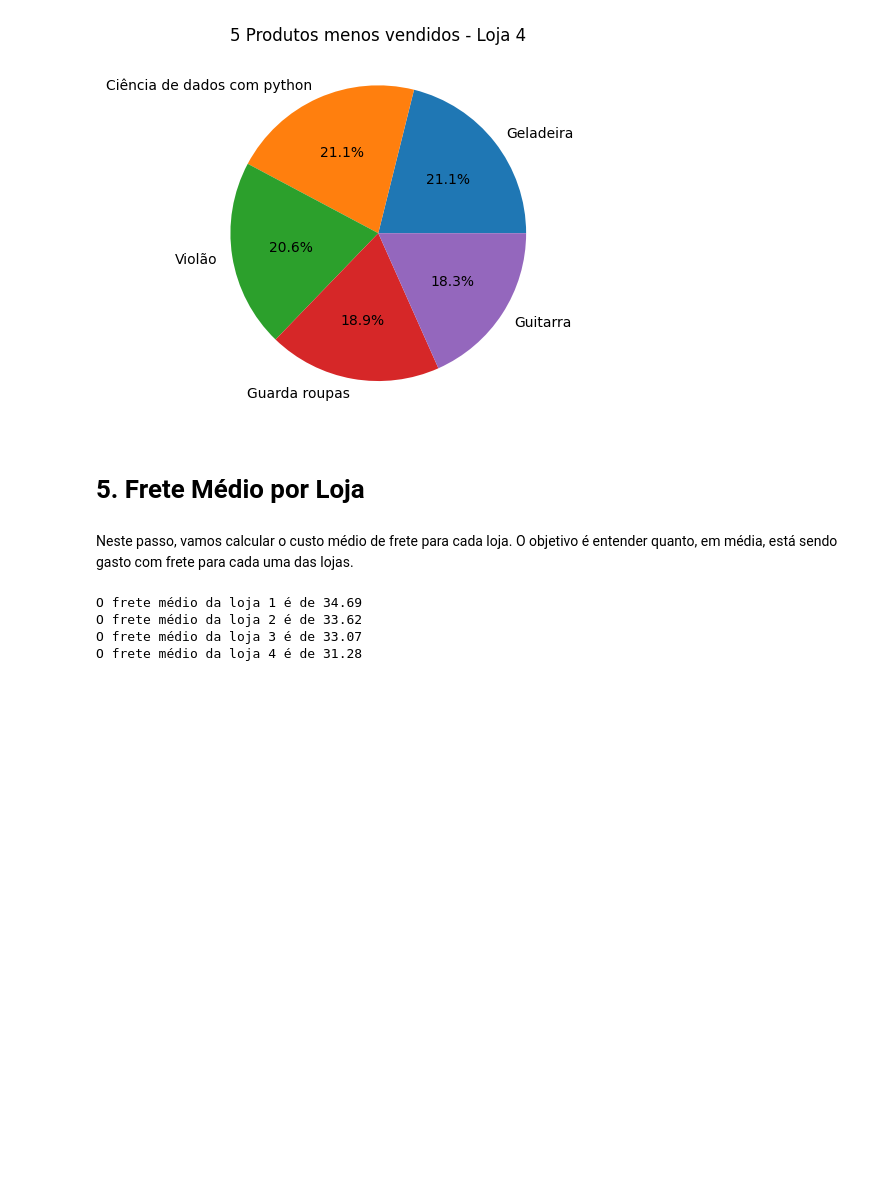
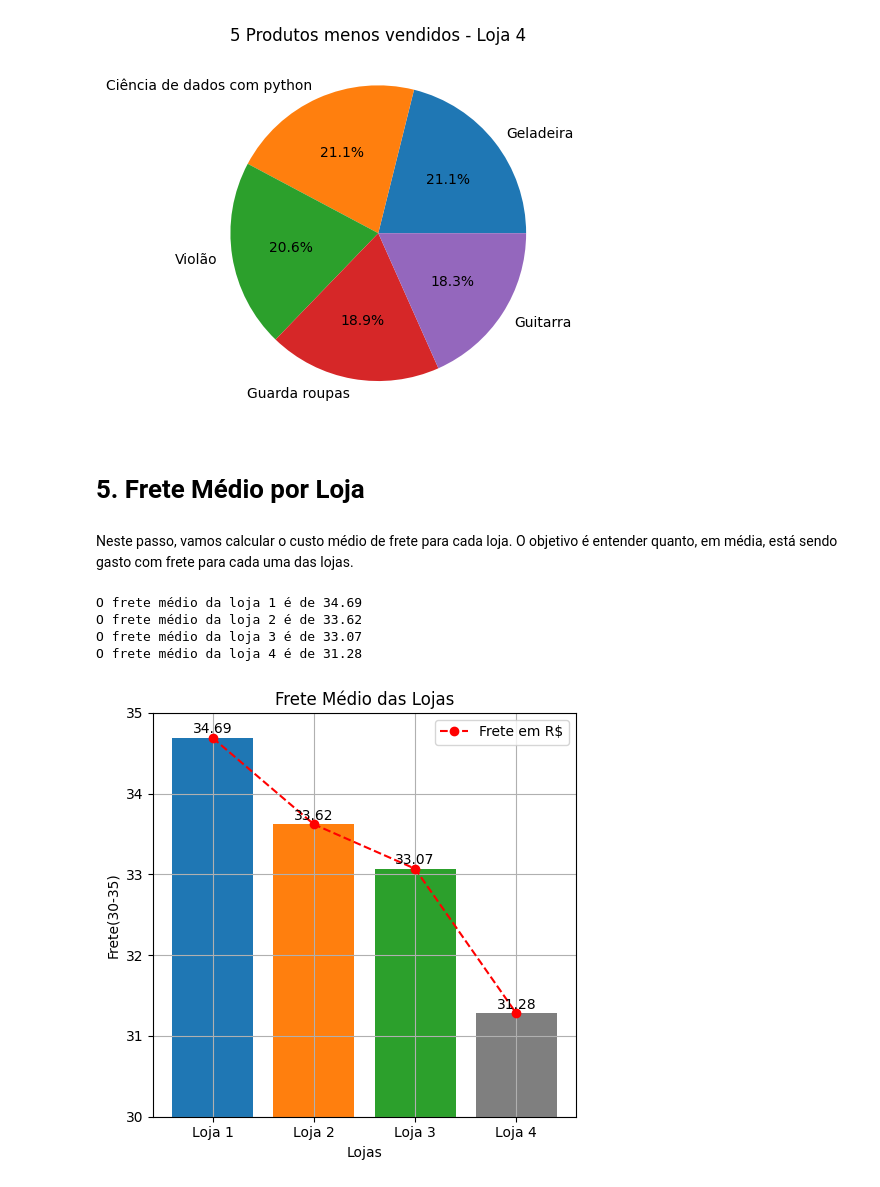
Before and after one commit to paulaferreirao/challenge-alura-store, a Jupyter notebook: AluraStoreBr.ipynb, the cells around one changed output. Cells and saved outputs as stored; diff of their text form; code cells hidden in the pictures; blank space fills up the shorter version.

```diff
--- a/AluraStoreBr.ipynb
+++ b/AluraStoreBr.ipynb
@@ -395,8 +395,30 @@ print(f'O frete médio da loja 3 é de {frete_medio_loja3}')
 
 frete_medio_loja4 = round(float(loja4['Frete'].sum()/len(loja4['Frete'])), 2)
 print(f'O frete médio da loja 4 é de {frete_medio_loja4}')
+
+frete_lojas = [frete_medio_loja1, frete_medio_loja2, frete_medio_loja3, frete_medio_loja4]
 # %% [output]
 O frete médio da loja 1 é de 34.69
 O frete médio da loja 2 é de 33.62
 O frete médio da loja 3 é de 33.07
 O frete médio da loja 4 é de 31.28
+# %%
+plt.figure(figsize=(5, 5))
+bar_colors=['tab:blue','tab:orange', 'tab:green','tab:gray']
+plt.bar(nomes_lojas, frete_lojas,color=bar_colors)
+plt.plot(nomes_lojas, frete_lojas, marker='o', linestyle='--', color='red', label='Frete em R$')
+
+for i, valor in enumerate(frete_lojas):
+    plt.text(i, valor + 0.02, f"{valor:.2f}", ha='center', va='bottom')
+
+plt.ylim(30, 35)
+
+plt.title("Frete Médio das Lojas")
+plt.xlabel("Lojas")
+plt.ylabel("Frete(30-35)")
+plt.grid(True)
+plt.legend()
+plt.tight_layout()
+plt.show()
+# %% [output]
+[figure, added]
```
